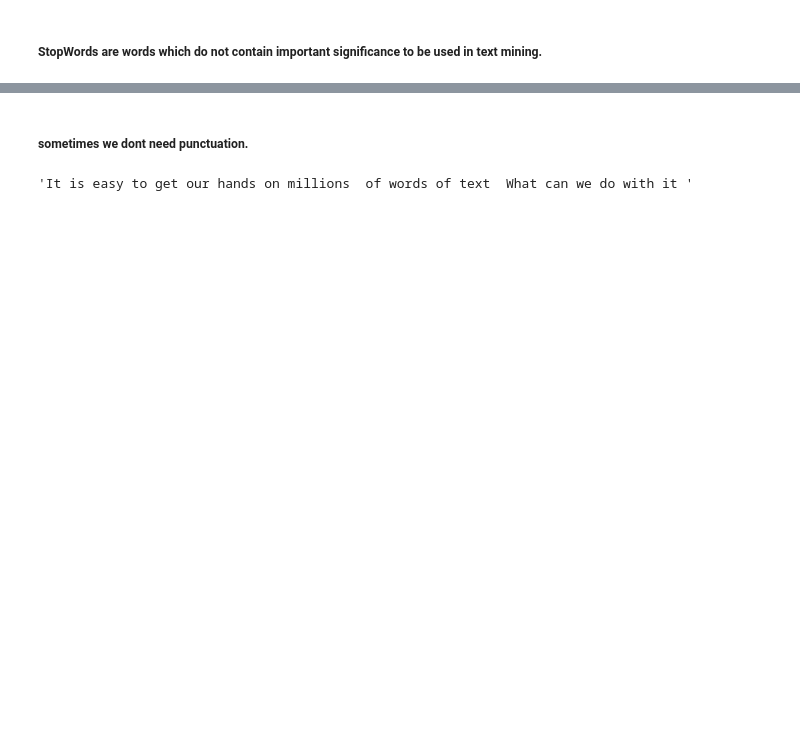
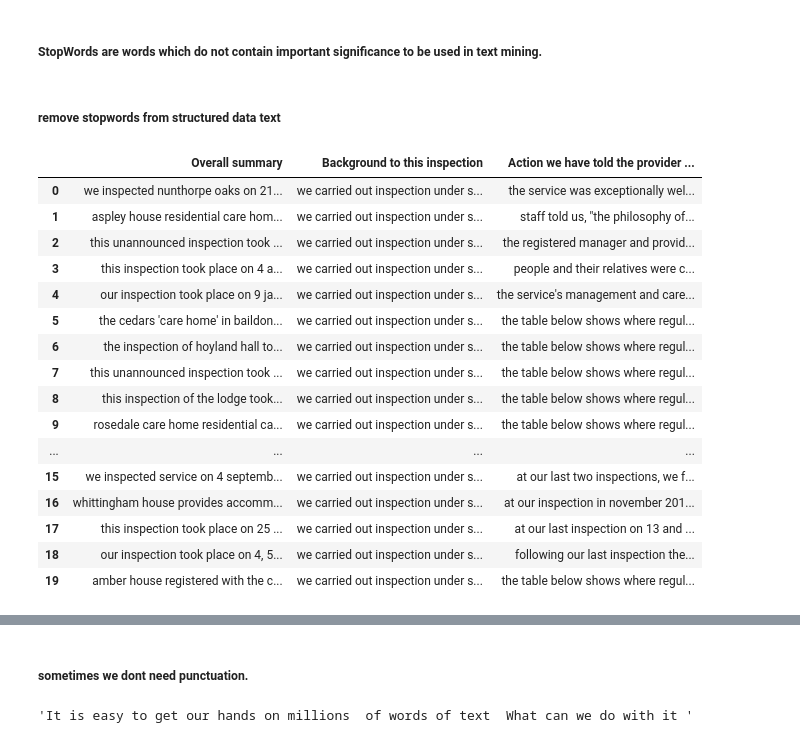
Before and after one commit to nlpforhealthcare18/nlpforhealthcare18.github.io, a Jupyter notebook: NLP_basics.ipynb, the cells around one changed output, grey strips where cells are left out. Cells and saved outputs as stored; diff of their text form; code cells hidden in the pictures; blank space fills up the shorter version.

```diff
--- a/NLP_basics.ipynb
+++ b/NLP_basics.ipynb
@@ -290,3 +294,21 @@ dfhead.to_csv("Data/structured_data_head.csv", header=True, sep="\t")
 4     The service's management and care team were...
 
 [5 rows x 22 columns]
+# %%
+import pandas as pd
+
+# Selecting some of the features from the full data frame
+
+#selctd_ftrs=['report status','Overall rating for this service','Is the service safe?',\
+       #    'Is the service effective?','Is the service caring?']
+#selctd_ftrs=['report status']
+path='data/structured_data.csv'
+strctured_df=pd.read_csv(path,error_bad_lines=False,sep='\t')
+col_names=list(strctured_df)
+del strctured_df[col_names[0]]
+strctured_df.head()
+selctd_ftrs=['Overall summary','Background to this inspection',\
+            'Action we have told the provider to take']
+selected_df=strctured_df[selctd_ftrs]
+
+print(selected_df)
@@ -353,3 +408,7 @@ def _remove_noise(input_text):
 _remove_noise("this is a at the ... sample text")
 # %% [output]
 'at the sample text'
+# %%
+selected_df=selected_df.applymap(lambda x: _remove_noise(x))
+
+print(selected_df.head())
@@ -360,3 +440,25 @@ from nltk.corpus import stopwords
 
 #Usually these stopwords are filtered out because they return vast amount of unnecessary information
 stopWords = set(stopwords.words('english'))
+# %% [markdown]
+##### remove stopwords from structured data text
+# %%
+selected_df.applymap(lambda x: '/'.join(map(str.lower, map(str.strip, x.split('/')))))
+# %% [output]
+|  | Overall summary | Background to this inspection | Action we have told the provider ... |
+| 0 | we inspected nunthorpe oaks on 21... | we carried out inspection under s... | the service was exceptionally wel... |
+| 1 | aspley house residential care hom... | we carried out inspection under s... | staff told us, "the philosophy of... |
+| 2 | this unannounced inspection took ... | we carried out inspection under s... | the registered manager and provid... |
+| 3 | this inspection took place on 4 a... | we carried out inspection under s... | people and their relatives were c... |
+| 4 | our inspection took place on 9 ja... | we carried out inspection under s... | the service's management and care... |
+| 5 | the cedars 'care home' in baildon... | we carried out inspection under s... | the table below shows where regul... |
+| 6 | the inspection of hoyland hall to... | we carried out inspection under s... | the table below shows where regul... |
+| 7 | this unannounced inspection took ... | we carried out inspection under s... | the table below shows where regul... |
+| 8 | this inspection of the lodge took... | we carried out inspection under s... | the table below shows where regul... |
+| 9 | rosedale care home residential ca... | we carried out inspection under s... | the table below shows where regul... |
+| ... | ... | ... | ... |
+| 15 | we inspected service on 4 septemb... | we carried out inspection under s... | at our last two inspections, we f... |
+| 16 | whittingham house provides accomm... | we carried out inspection under s... | at our inspection in november 201... |
+| 17 | this inspection took place on 25 ... | we carried out inspection under s... | at our last inspection on 13 and ... |
+| 18 | our inspection took place on 4, 5... | we carried out inspection under s... | following our last inspection the... |
+| 19 | amber house registered with the c... | we carried out inspection under s... | the table below shows where regul... |
```
Also changed, not shown: parts of 29 cells of this notebook.
